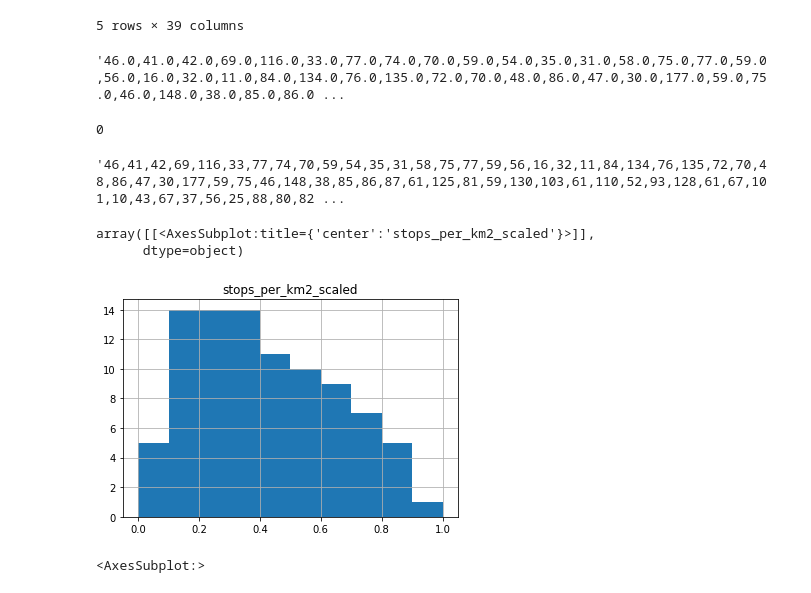
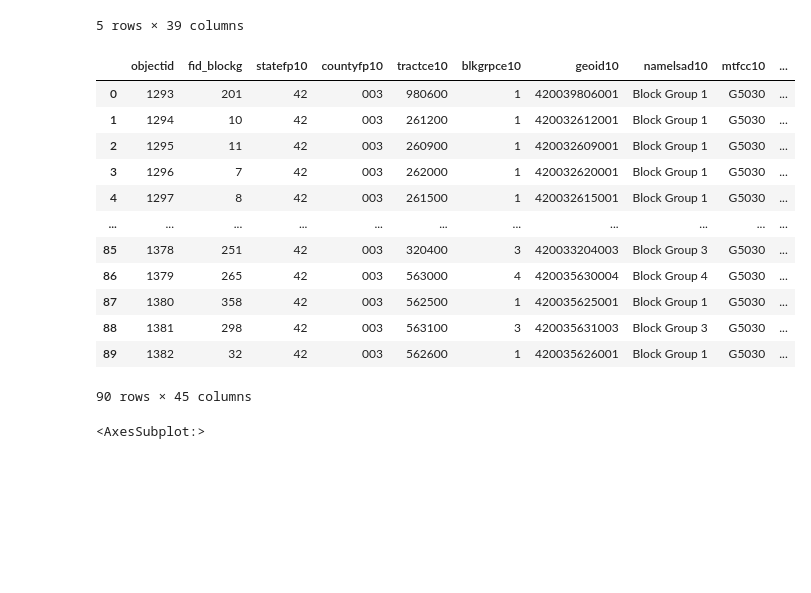
Before and after one commit to AidanLil/CMPINF0010-Final-Project-32, a Jupyter notebook: Personal Notebooks/wbiggs.ipynb, the cells around one changed output. Drawn from its saved outputs; the diff is of its cells as text; code cells hidden in the pictures; blank space fills up the shorter version.

```diff
--- a/Personal Notebooks/wbiggs.ipynb
+++ b/Personal Notebooks/wbiggs.ipynb
@@ -46,48 +42,33 @@ stops = gpd.read_file('./wbiggs-data/paac_stops_1909/PAAC_Stops_1909.dbf')
 stops = stops.to_crs('+proj=cea +lat_0=40.440624 +lon_0=-79.995888 +units=m')
 
 #stops.head()
-# %%
-# try sjoin
-stops_hoods_join = stops.sjoin(hoods_buffer)
-
-hoods_buf_w_points = hoods_buffer.join(stops_hoods_join.groupby('index_right').size().rename('points'),how='left')
-# %% [output]
-'46.0,41.0,42.0,69.0,116.0,33.0,77.0,74.0,70.0,59.0,54.0,35.0,31.0,58.0,75.0,77.0,59.0,56.0,16.0,32.0,11.0,84.0,134.0,76.0,135.0,72.0,70.0,48.0,86.0,47.0,30.0,177.0,59.0,75.0,46.0,148.0,38.0,85.0,86.0 ...
-# %%
-# Count stops per neighborhood
-hood_stop_count = []
-
-for i, hood in neighborhoods.iterrows():
-  count = 0
-
-  if (i % 1000 == 0):
-    print(i)
-
-  for j, stop in stops.iterrows():
-    if (hood.buffer_geom.contains(stop.geometry)):
-      # it's in there!
-      count += 1
-
-  hood_stop_count.append({
-    'name': hood.hood,
-    'count': count,
-    'area': hood.buffer_area,
-    'count_per_sq_km': count / (hood.buffer_area / 1000000)
-  })
-
-hscdf = pd.DataFrame(hood_stop_count)
-
-hscdf
-# %% [output]
-0
-'46,41,42,69,116,33,77,74,70,59,54,35,31,58,75,77,59,56,16,32,11,84,134,76,135,72,70,48,86,47,30,177,59,75,46,148,38,85,86,87,61,125,81,59,130,103,61,110,52,93,128,61,67,101,10,43,67,37,56,25,88,80,82 ...
-# %%
-neighborhoods['stops_per_km2'] = hscdf['count_per_sq_km']
-neighborhoods['stops_per_km2_scaled'] = (neighborhoods['stops_per_km2'] - neighborhoods['stops_per_km2'].min()) / (neighborhoods['stops_per_km2'].max() - neighborhoods['stops_per_km2'].min())
-
-neighborhoods.hist(column='stops_per_km2_scaled')
-# %% [output]
-array([[<AxesSubplot:title={'center':'stops_per_km2_scaled'}>]],
-      dtype=object)
-[figure, removed]
+# %%
+# Count stops per neighborhood
+stops_hoods_join = stops.sjoin(hoods_buffer)
+
+hoods_points = hoods_buffer.join(stops_hoods_join.groupby('index_right').size().rename('points'),how='left')
+
+hoods_points['points'] = hoods_points['points'].fillna(0)
+
+hoods_points['count_per_sq_km'] = hoods_points['points'] / (hoods_points['buffer_area'] / 1000000)
+hoods_points['count_per_sq_km_scaled'] = (hoods_points['count_per_sq_km'] - hoods_points['count_per_sq_km'].min()) / (hoods_points['count_per_sq_km'].max() - hoods_points['count_per_sq_km'].min())
+
+hoods_points['buf_geom'] = hoods_points['geometry']
+hoods_points['geometry'] = hoods_points['old_geom']
+
+hoods_points
+# %% [output]
+|  | objectid | fid_blockg | statefp10 | countyfp10 | tractce10 | blkgrpce10 | geoid10 | namelsad10 | mtfcc10 | ... |
+| 0 | 1293 | 201 | 42 | 003 | 980600 | 1 | 420039806001 | Block Group 1 | G5030 | ... |
+| 1 | 1294 | 10 | 42 | 003 | 261200 | 1 | 420032612001 | Block Group 1 | G5030 | ... |
+| 2 | 1295 | 11 | 42 | 003 | 260900 | 1 | 420032609001 | Block Group 1 | G5030 | ... |
+| 3 | 1296 | 7 | 42 | 003 | 262000 | 1 | 420032620001 | Block Group 1 | G5030 | ... |
+| 4 | 1297 | 8 | 42 | 003 | 261500 | 1 | 420032615001 | Block Group 1 | G5030 | ... |
+| ... | ... | ... | ... | ... | ... | ... | ... | ... | ... | ... |
+| 85 | 1378 | 251 | 42 | 003 | 320400 | 3 | 420033204003 | Block Group 3 | G5030 | ... |
+| 86 | 1379 | 265 | 42 | 003 | 563000 | 4 | 420035630004 | Block Group 4 | G5030 | ... |
+| 87 | 1380 | 358 | 42 | 003 | 562500 | 1 | 420035625001 | Block Group 1 | G5030 | ... |
+| 88 | 1381 | 298 | 42 | 003 | 563100 | 3 | 420035631003 | Block Group 3 | G5030 | ... |
+| 89 | 1382 | 32 | 42 | 003 | 562600 | 1 | 420035626001 | Block Group 1 | G5030 | ... |
+90 rows × 45 columns
 # %%
```
Also changed, not shown: parts of 6 cells of this notebook.
